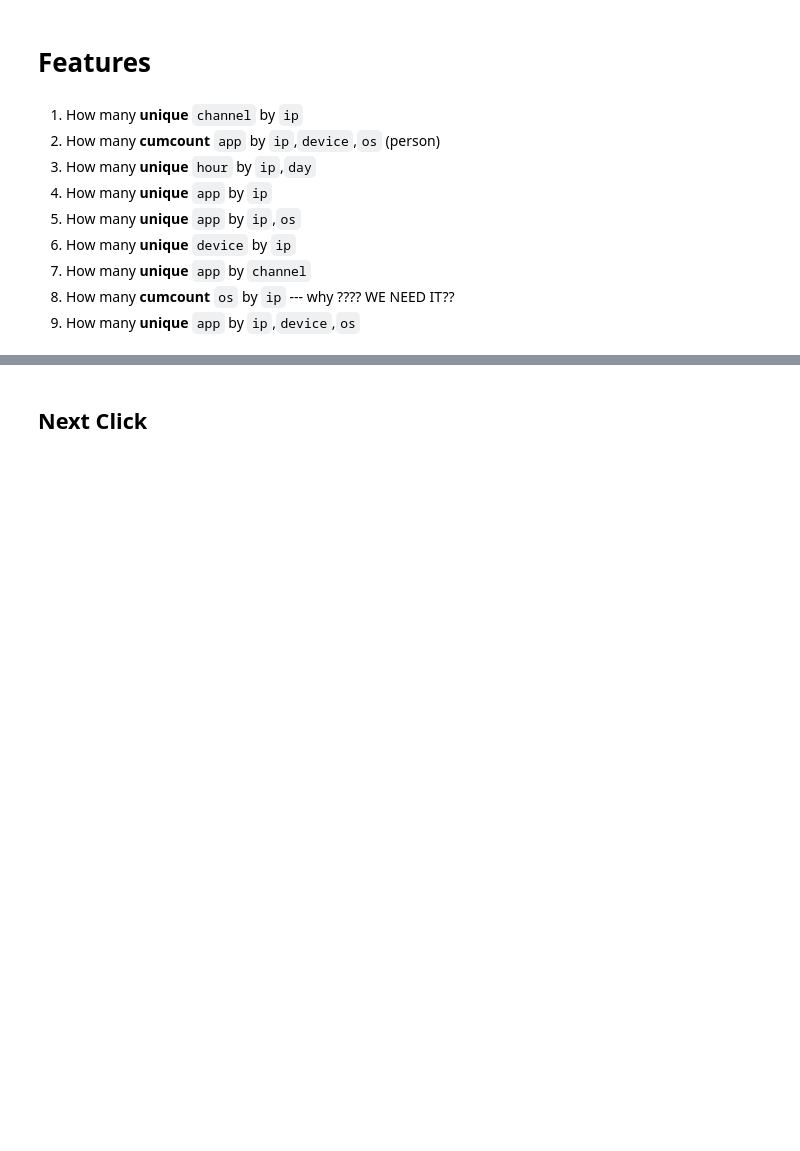
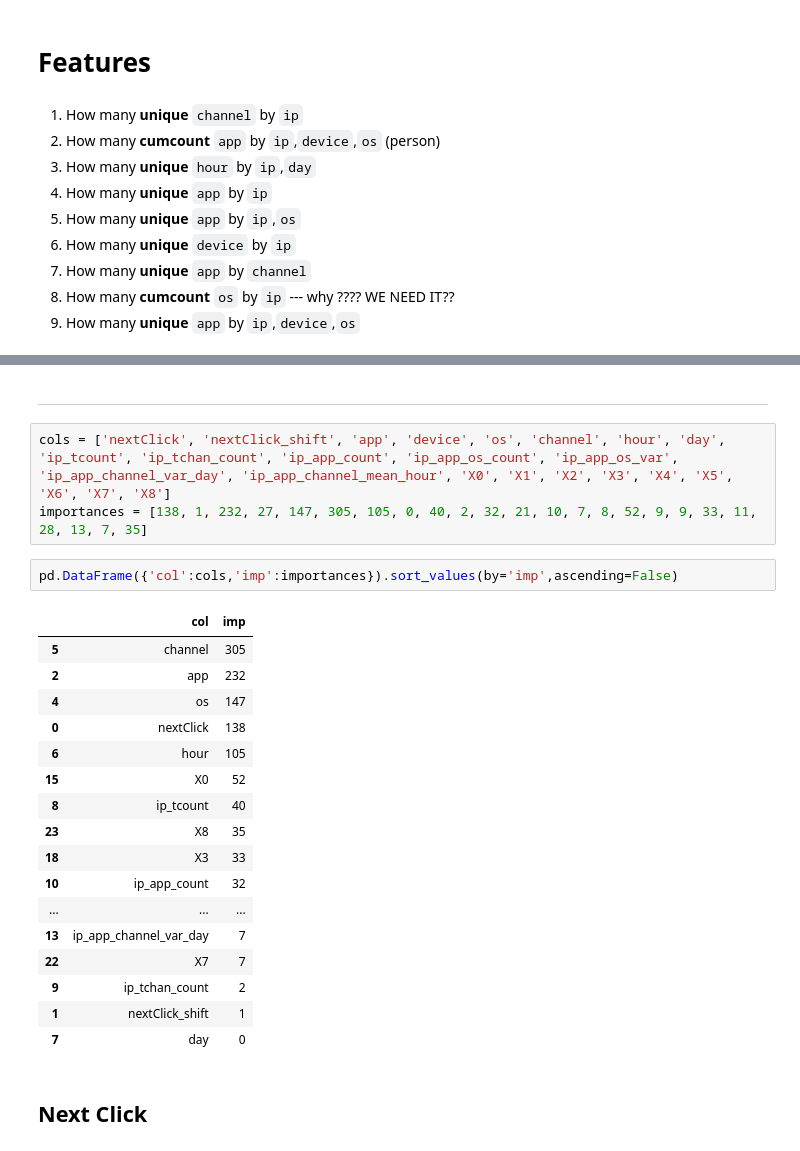
Before and after one commit to ihongChen/kaggle_AdTracking, a Jupyter notebook: src/features.ipynb, the cells around one changed output, grey strips where cells are left out. Drawn from its saved outputs; the diff is of its cells as text; blank space fills up the shorter version.

```diff
--- a/src/features.ipynb
+++ b/src/features.ipynb
@@ -135,3 +240,28 @@ train_df.head()
+# %% [markdown]
+___
+# %%
+cols = ['nextClick', 'nextClick_shift', 'app', 'device', 'os', 'channel', 'hour', 'day', 'ip_tcount', 'ip_tchan_count', 'ip_app_count', 'ip_app_os_count', 'ip_app_os_var', 'ip_app_channel_var_day', 'ip_app_channel_mean_hour', 'X0', 'X1', 'X2', 'X3', 'X4', 'X5', 'X6', 'X7', 'X8']
+importances = [138, 1, 232, 27, 147, 305, 105, 0, 40, 2, 32, 21, 10, 7, 8, 52, 9, 9, 33, 11, 28, 13, 7, 35]
+# %%
+pd.DataFrame({'col':cols,'imp':importances}).sort_values(by='imp',ascending=False)
+# %% [output]
+|  | col | imp |
+| 5 | channel | 305 |
+| 2 | app | 232 |
+| 4 | os | 147 |
+| 0 | nextClick | 138 |
+| 6 | hour | 105 |
+| 15 | X0 | 52 |
+| 8 | ip_tcount | 40 |
+| 23 | X8 | 35 |
+| 18 | X3 | 33 |
+| 10 | ip_app_count | 32 |
+| ... | ... | ... |
+| 13 | ip_app_channel_var_day | 7 |
+| 22 | X7 | 7 |
+| 9 | ip_tchan_count | 2 |
+| 1 | nextClick_shift | 1 |
+| 7 | day | 0 |
 # %% [markdown]
 ## Next Click
 # %%
```
Also changed, not shown: parts of 12 cells of this notebook.
